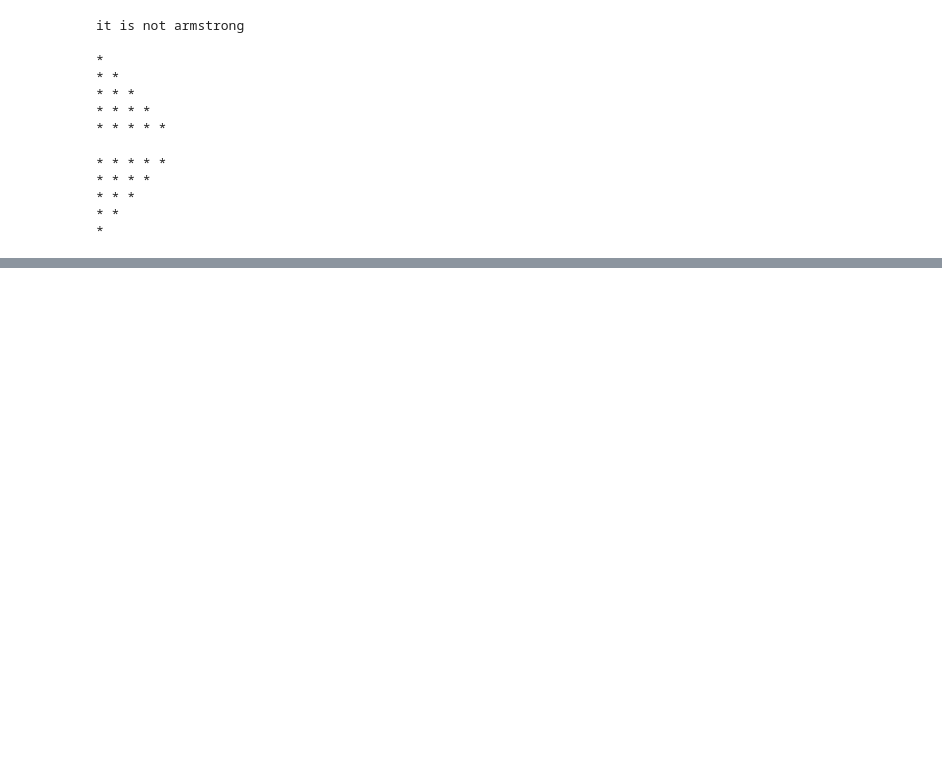
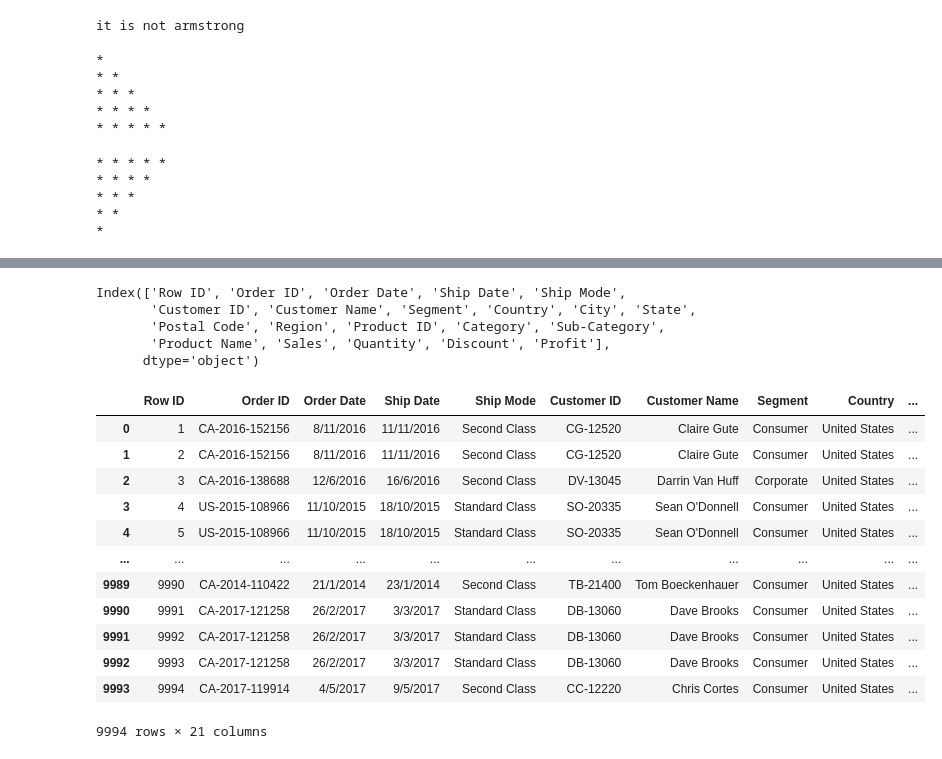
Before and after one commit to jayanthn2703/pythonPractice, a Jupyter notebook: loops.ipynb, the cells around one changed output, grey strips where cells are left out. Cells and saved outputs as stored; diff of their text form; code cells hidden in the pictures; blank space fills up the shorter version.

```diff
--- a/loops.ipynb
+++ b/loops.ipynb
@@ -784,0 +907,3 @@ for i in range(n,0,-1):
+# %%
+import pandas as pd
+df=pd.read_csv("//Users//jayyy//Downloads//Superstore sales dataset.csv")
@@ -784,0 +949,24 @@ for i in range(n,0,-1):
+# %%
+df.columns
+# %% [output]
+Index(['Row ID', 'Order ID', 'Order Date', 'Ship Date', 'Ship Mode',
+       'Customer ID', 'Customer Name', 'Segment', 'Country', 'City', 'State',
+       'Postal Code', 'Region', 'Product ID', 'Category', 'Sub-Category',
+       'Product Name', 'Sales', 'Quantity', 'Discount', 'Profit'],
+      dtype='object')
+# %%
+df
+# %% [output]
+|  | Row ID | Order ID | Order Date | Ship Date | Ship Mode | Customer ID | Customer Name | Segment | Country | ... |
+| 0 | 1 | CA-2016-152156 | 8/11/2016 | 11/11/2016 | Second Class | CG-12520 | Claire Gute | Consumer | United States | ... |
+| 1 | 2 | CA-2016-152156 | 8/11/2016 | 11/11/2016 | Second Class | CG-12520 | Claire Gute | Consumer | United States | ... |
+| 2 | 3 | CA-2016-138688 | 12/6/2016 | 16/6/2016 | Second Class | DV-13045 | Darrin Van Huff | Corporate | United States | ... |
+| 3 | 4 | US-2015-108966 | 11/10/2015 | 18/10/2015 | Standard Class | SO-20335 | Sean O'Donnell | Consumer | United States | ... |
+| 4 | 5 | US-2015-108966 | 11/10/2015 | 18/10/2015 | Standard Class | SO-20335 | Sean O'Donnell | Consumer | United States | ... |
+| ... | ... | ... | ... | ... | ... | ... | ... | ... | ... | ... |
+| 9989 | 9990 | CA-2014-110422 | 21/1/2014 | 23/1/2014 | Second Class | TB-21400 | Tom Boeckenhauer | Consumer | United States | ... |
+| 9990 | 9991 | CA-2017-121258 | 26/2/2017 | 3/3/2017 | Standard Class | DB-13060 | Dave Brooks | Consumer | United States | ... |
+| 9991 | 9992 | CA-2017-121258 | 26/2/2017 | 3/3/2017 | Standard Class | DB-13060 | Dave Brooks | Consumer | United States | ... |
+| 9992 | 9993 | CA-2017-121258 | 26/2/2017 | 3/3/2017 | Standard Class | DB-13060 | Dave Brooks | Consumer | United States | ... |
+| 9993 | 9994 | CA-2017-119914 | 4/5/2017 | 9/5/2017 | Second Class | CC-12220 | Chris Cortes | Consumer | United States | ... |
+9994 rows × 21 columns
```
Also changed, not shown: parts of 45 cells of this notebook, 1 other file.
